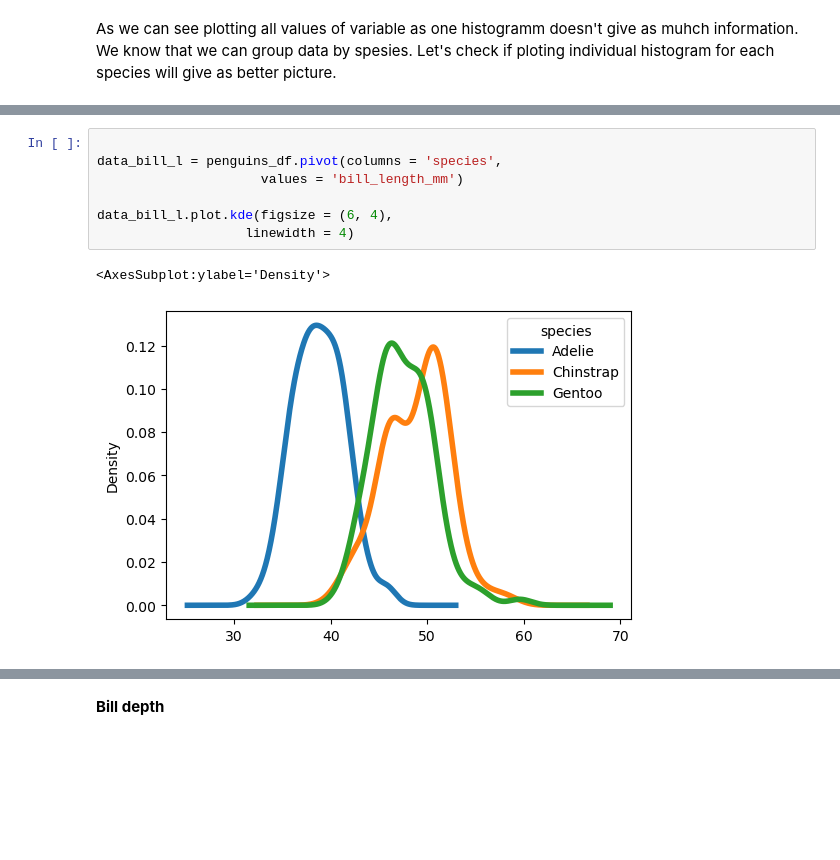
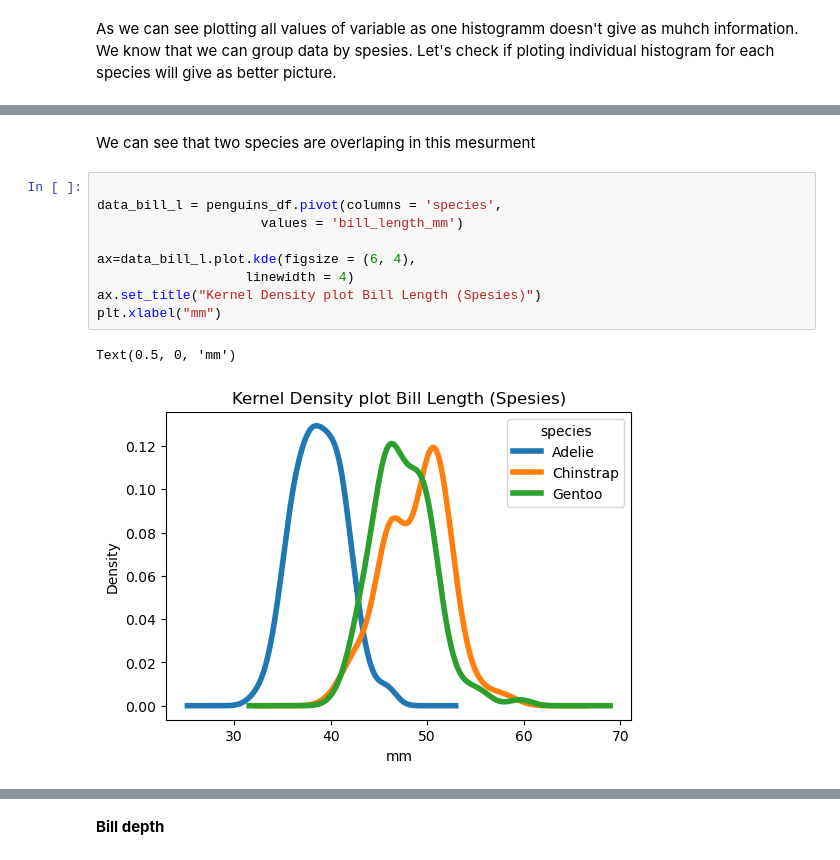
Before and after one commit to OlgaKnut/fundamentals-of-data-analysis-project, a Jupyter notebook: tasks.ipynb, the cells around one changed output, grey strips where cells are left out. Saved outputs shown, nothing was run; the diff lists cells and outputs as text; blank space fills up the shorter version.

```diff
--- a/tasks.ipynb
+++ b/tasks.ipynb
@@ -278,10 +283,14 @@ sns.kdeplot(penguins_df['bill_length_mm'])
+# %% [markdown]
+We can see that two species are overlaping in this mesurment
 # %%
 
 data_bill_l = penguins_df.pivot(columns = 'species',
                      values = 'bill_length_mm')
 
-data_bill_l.plot.kde(figsize = (6, 4),
+ax=data_bill_l.plot.kde(figsize = (6, 4),
                    linewidth = 4)
+ax.set_title("Kernel Density plot Bill Length (Spesies)")
+plt.xlabel("mm")
 # %% [output]
-<AxesSubplot:ylabel='Density'>
+Text(0.5, 0, 'mm')
-[figure, old version]
+[figure, new version]
```
Also changed, not shown: parts of 25 cells of this notebook, 1 other file.
